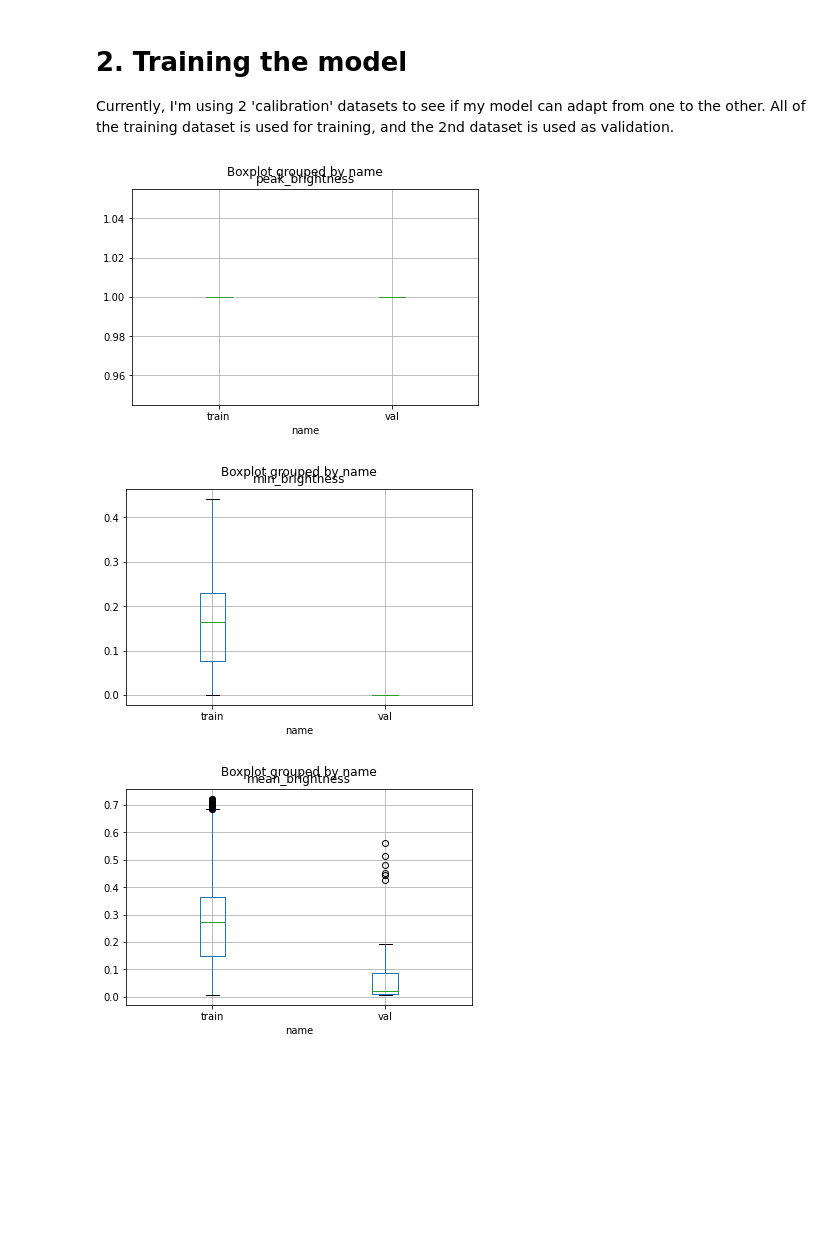
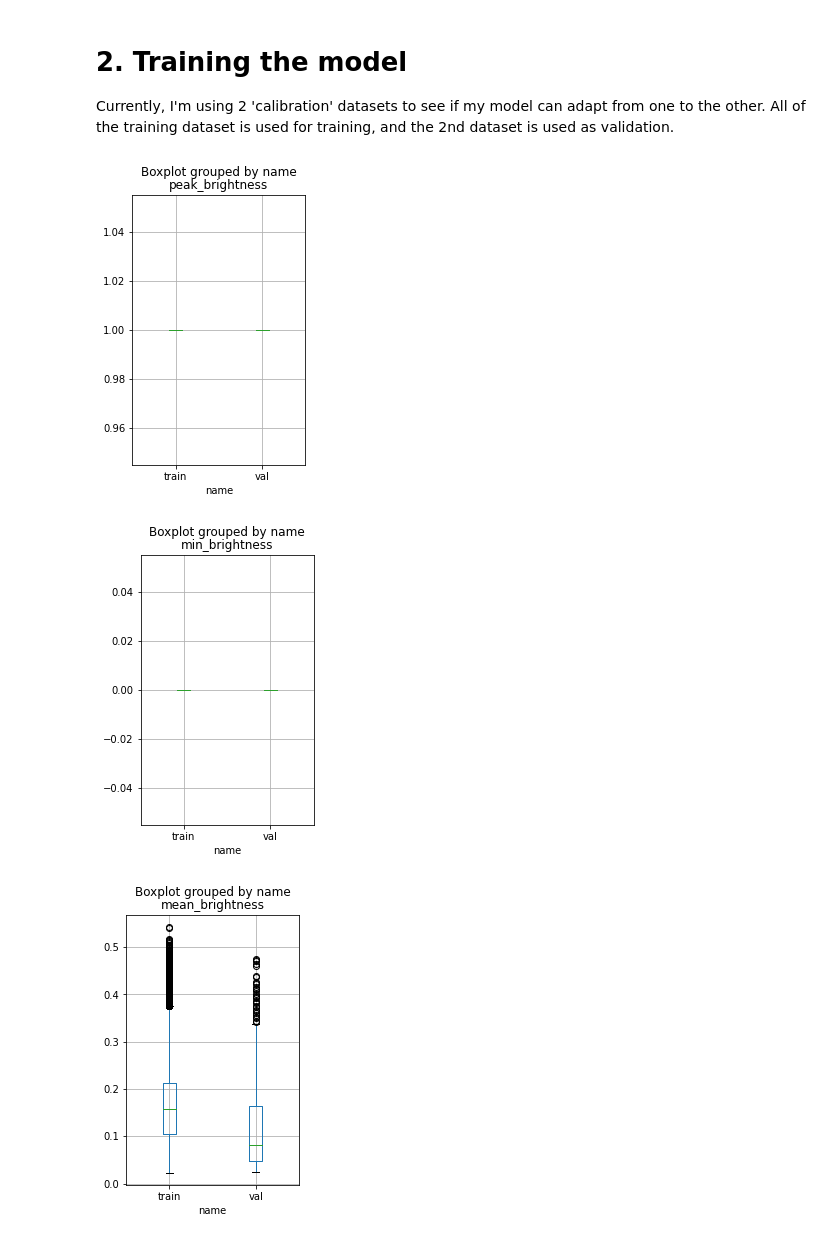
Before and after one commit to mb1069/easyZloc, a Jupyter notebook: final_project/smlm_3d/experiments/main.ipynb, the cells around one changed output. Cells and saved outputs as stored; diff of their text form; code cells hidden in the pictures; blank space fills up the shorter version.

```diff
--- a/final_project/smlm_3d/experiments/main.ipynb
+++ b/final_project/smlm_3d/experiments/main.ipynb
@@ -217,21 +6,18 @@ from final_project.smlm_3d.config.datasets import dataset_configs
 # %% [markdown]
 # 1. Data preparation
 # %%
+%load_ext autoreload
+%autoreload 2
 from final_project.smlm_3d.config.datasets import dataset_configs
-from final_project.smlm_3d.data.datasets import TrainingDataSet, ExperimentalDataSet, SphereTrainingDataset
+from final_project.smlm_3d.data.datasets import TrainingDataSet, ExperimentalDataSet
 from final_project.smlm_3d.workflow_v2 import concat_dataset_features
 
 
 z_range = 1000
 
-dataset = 'simulated_ideal_psf'
-train_dataset = TrainingDataSet(dataset_configs[dataset]['training'], transform_data=False, z_range=1000, split_data=True, add_noise=True)
-
-
-
-# dataset = 'paired_bead_stacks'
-# train_dataset = TrainingDataSet(dataset_configs[dataset]['experimental'], z_range, transform_data=False, add_noise=True, filter_emitters_proximity=True, filter_low_intensity_emitters=False, split_data=True)
-# exp_dataset = TrainingDataSet(dataset_configs[dataset]['training'], z_range, transform_data=False, add_noise=False, split_data=False)
-# concat_dataset_features(train_dataset.data)
-# concat_dataset_features(exp_dataset.data)
+dataset = 'other'
+cfg = dataset_configs[dataset]['training']
+# cfg['csv'] = cfg['csv'].replace('_filtered', '')
+print(cfg['voxel_sizes'])
+train_dataset = TrainingDataSet(cfg, transform_data=False, z_range=1000, split_data=True, add_noise=True, filter_emitters_proximity=True)
 # %% [output]
@@ -279 +67,10 @@ print(example_stack.max(axis=(1,2)))
 [1. 1. 1. 1. 1. 1. 1. 1. 1. 1.]
+# %%
+# checking zero-alignment of beads
+from final_project.smlm_3d.data.visualise import grid_psfs
+near_zero_idx = np.argwhere(abs(train_dataset.data['train'][1]) < cfg['voxel_sizes'][0]).squeeze()
+near_zero_imgs = train_dataset.data['train'][0][0].squeeze()[near_zero_idx]
+print(train_dataset.data['train'][0][0].shape)
+
+plt.rcParams['figure.figsize'] = [30, 50]
+plt.imshow(grid_psfs(near_zero_imgs).T)
@@ -297,40 +102,40 @@ def load_model(model):
 #     return keras.models.load_model(model_path)
 # %%
 import pandas as pd
-
+plt.rcParams['figure.figsize'] = [3, 5]
 def gather_stats(dataset, name):
     records = []
 
     (imgs, coords), z_pos = dataset
 
     for img, coord, z_pos in zip(imgs, coords, z_pos):
         results = {
             'name': name,
             'peak_brightness': img.max(),
             'min_brightness': img.min(),
             'mean_brightness': img.mean(),
             'median_brightness': np.median(img),
             'rho': coord[0],
             'theta': coord[1],
             'z_pos': z_pos
         }
         records.append(results)
 
     return pd.DataFrame.from_records(records)
 
 if 'all' not in train_dataset.data:
     train = train_dataset.data['train']
     val = train_dataset.data['val']
 
     records = []
     records.append(gather_stats(train, 'train'))
     records.append(gather_stats(val, 'val'))
 
     df = pd.concat(records)
     for col in list(df):
         if col != 'name':
             df.boxplot(by='name', column=col)
 # %% [output]
-[figure, old version]
+[figure, new version]
-[figure, old version]
+[figure, new version]
-[figure, old version]
+[figure, new version]
```
Also changed, not shown: parts of 21 cells of this notebook, 4 other files.
